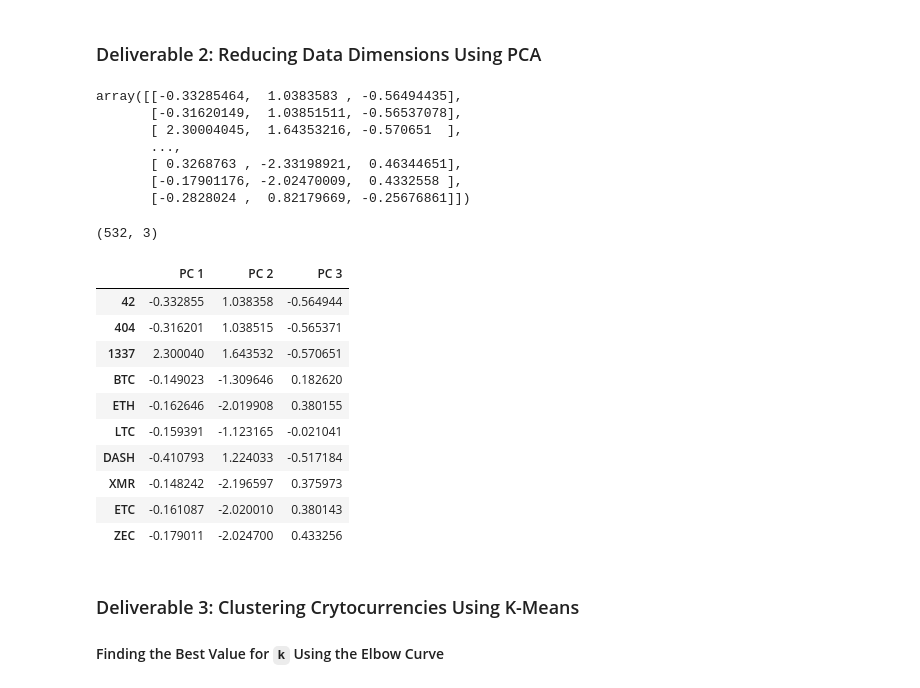
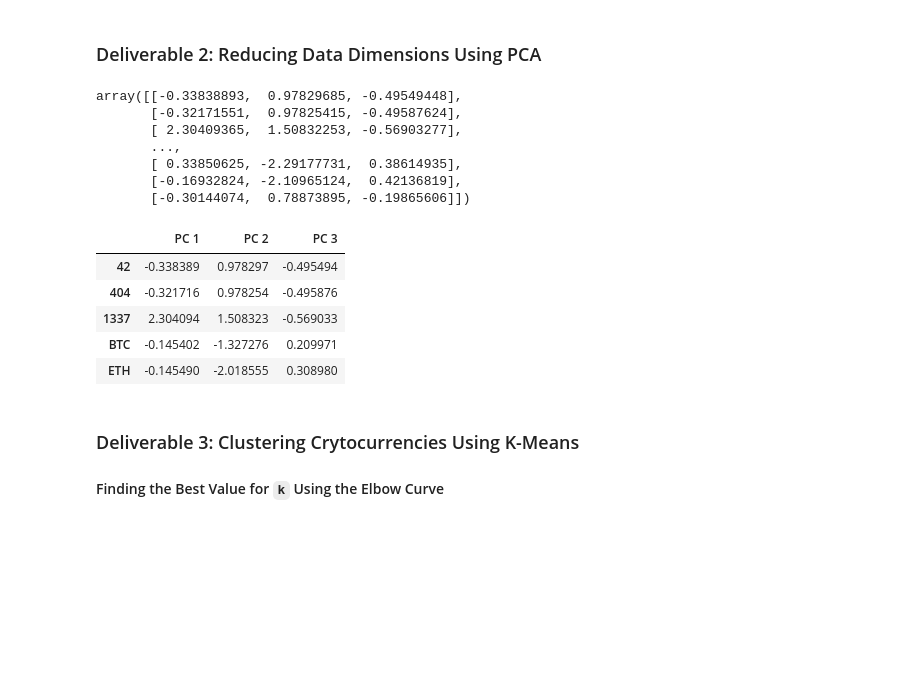
Before and after one commit to crscheideman/Cryptocurrencies, a Jupyter notebook: crypto_clustering.ipynb, the cells around one changed output. Cells and saved outputs as stored; diff of their text form; code cells hidden in the pictures; blank space fills up the shorter version.

```diff
--- a/crypto_clustering.ipynb
+++ b/crypto_clustering.ipynb
@@ -181,31 +184,30 @@ print(crypto_scaled)
 ### Deliverable 2: Reducing Data Dimensions Using PCA
 # %%
 # Using PCA to reduce dimension to three principal components.
-# YOUR CODE HERE
+pca = PCA(n_components = 3)
+crypto_pca = pca.fit_transform(crypto_scaled)
+crypto_pca
 # %% [output]
-array([[-0.33285464,  1.0383583 , -0.56494435],
-       [-0.31620149,  1.03851511, -0.56537078],
-       [ 2.30004045,  1.64353216, -0.570651  ],
+array([[-0.33838893,  0.97829685, -0.49549448],
+       [-0.32171551,  0.97825415, -0.49587624],
+       [ 2.30409365,  1.50832253, -0.56903277],
        ...,
-       [ 0.3268763 , -2.33198921,  0.46344651],
-       [-0.17901176, -2.02470009,  0.4332558 ],
-       [-0.2828024 ,  0.82179669, -0.25676861]])
+       [ 0.33850625, -2.29177731,  0.38614935],
+       [-0.16932824, -2.10965124,  0.42136819],
+       [-0.30144074,  0.78873895, -0.19865606]])
 # %%
 # Create a DataFrame with the three principal components.
-# YOUR CODE HERE
+pcs_df = pd.DataFrame(
+    data=crypto_pca, columns=['PC 1', 'PC 2', 'PC 3'], index=crypto_df.index
+)
+pcs_df.head()
 # %% [output]
-(532, 3)
 |  | PC 1 | PC 2 | PC 3 |
-| 42 | -0.332855 | 1.038358 | -0.564944 |
-| 404 | -0.316201 | 1.038515 | -0.565371 |
-| 1337 | 2.300040 | 1.643532 | -0.570651 |
-| BTC | -0.149023 | -1.309646 | 0.182620 |
-| ETH | -0.162646 | -2.019908 | 0.380155 |
-| LTC | -0.159391 | -1.123165 | -0.021041 |
-| DASH | -0.410793 | 1.224033 | -0.517184 |
-| XMR | -0.148242 | -2.196597 | 0.375973 |
-| ETC | -0.161087 | -2.020010 | 0.380143 |
-| ZEC | -0.179011 | -2.024700 | 0.433256 |
+| 42 | -0.338389 | 0.978297 | -0.495494 |
+| 404 | -0.321716 | 0.978254 | -0.495876 |
+| 1337 | 2.304094 | 1.508323 | -0.569033 |
+| BTC | -0.145402 | -1.327276 | 0.209971 |
+| ETH | -0.145490 | -2.018555 | 0.308980 |
 # %% [markdown]
 ### Deliverable 3: Clustering Crytocurrencies Using K-Means
 
```
Also changed, not shown: parts of 10 cells of this notebook.
